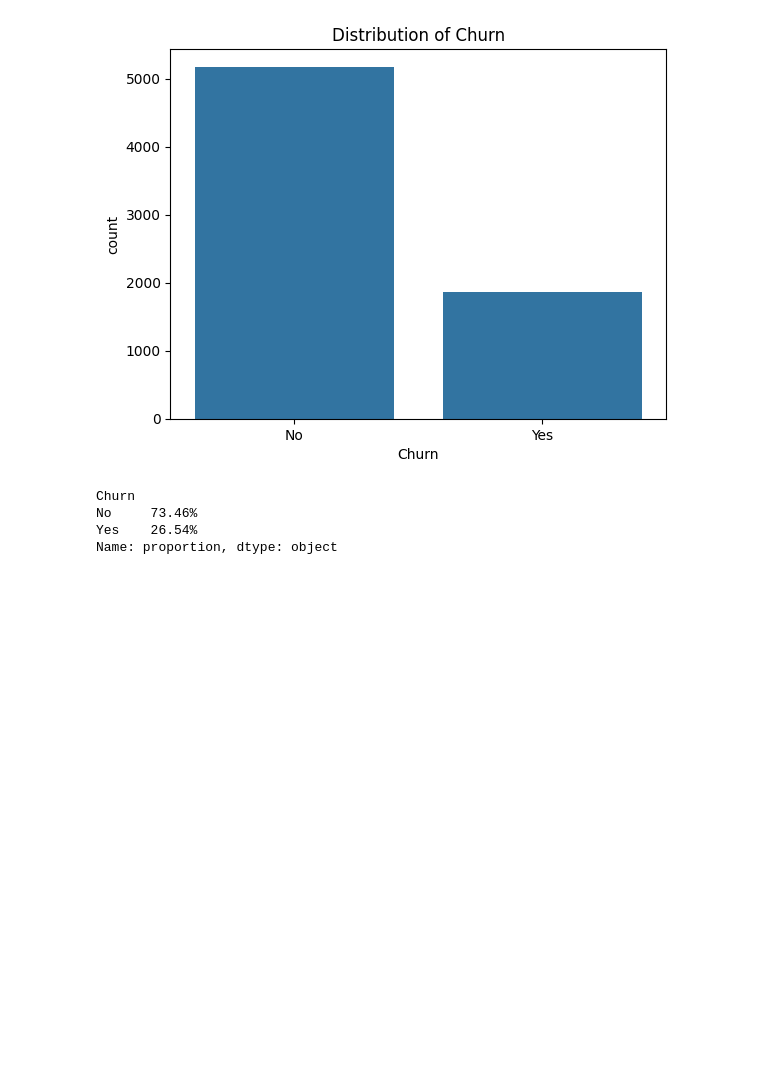
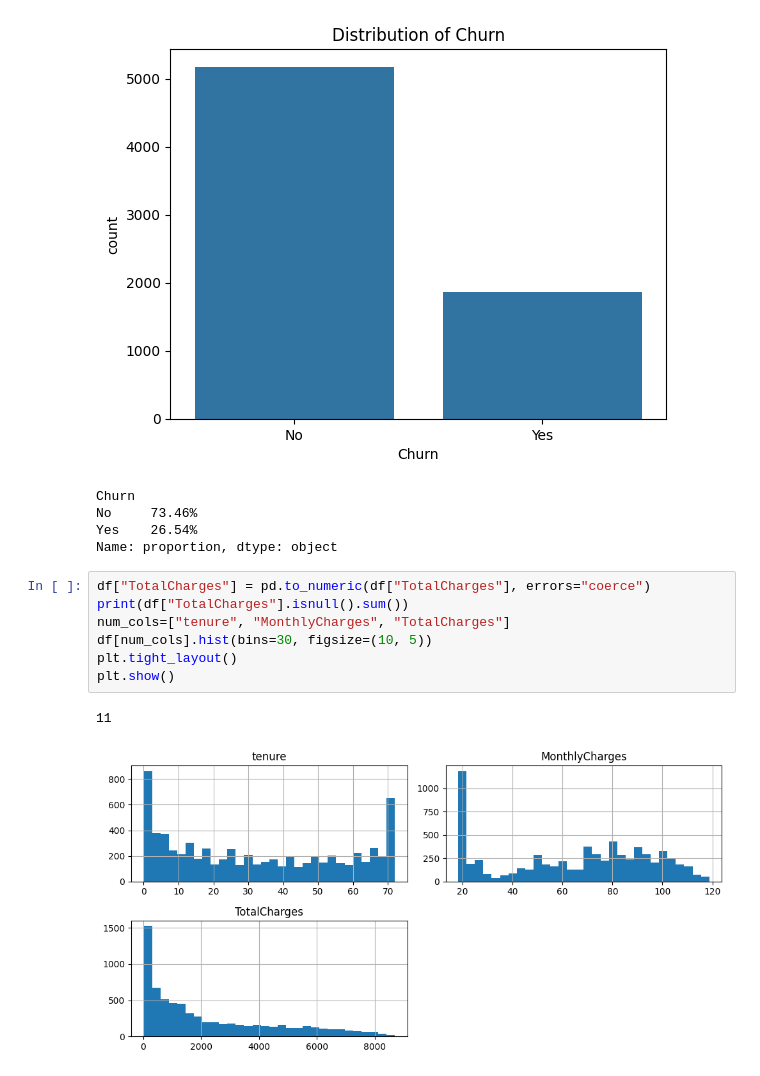
Before and after one commit to shovo896/Customer-churn-prediction-end-to-end-ml-system, a Jupyter notebook: notebooks/01_eda.ipynb, the cells around one changed output. Drawn from its saved outputs; the diff is of its cells as text; blank space fills up the shorter version.

```diff
--- a/notebooks/01_eda.ipynb
+++ b/notebooks/01_eda.ipynb
@@ -49,3 +49,13 @@ Churn
 No     73.46%
 Yes    26.54%
 Name: proportion, dtype: object
+# %%
+df["TotalCharges"] = pd.to_numeric(df["TotalCharges"], errors="coerce")
+print(df["TotalCharges"].isnull().sum())
+num_cols=["tenure", "MonthlyCharges", "TotalCharges"]
+df[num_cols].hist(bins=30, figsize=(10, 5))
+plt.tight_layout()
+plt.show()
+# %% [output]
+11
+[figure, added]
```
